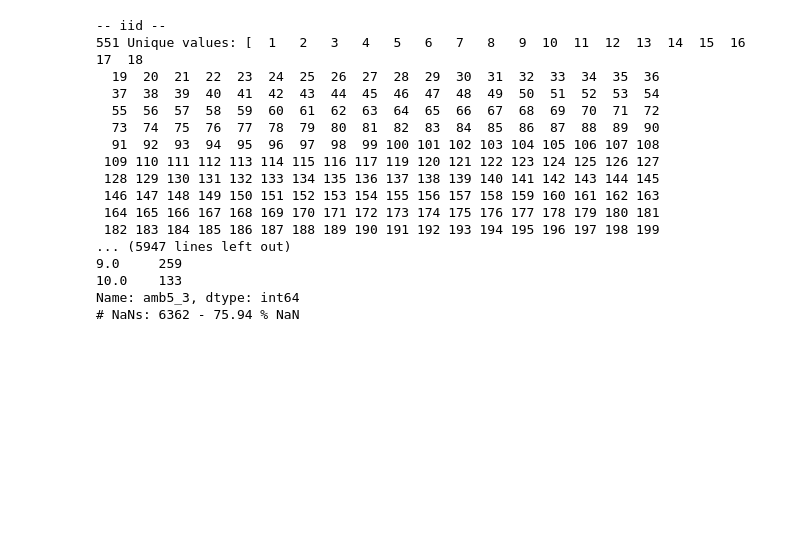
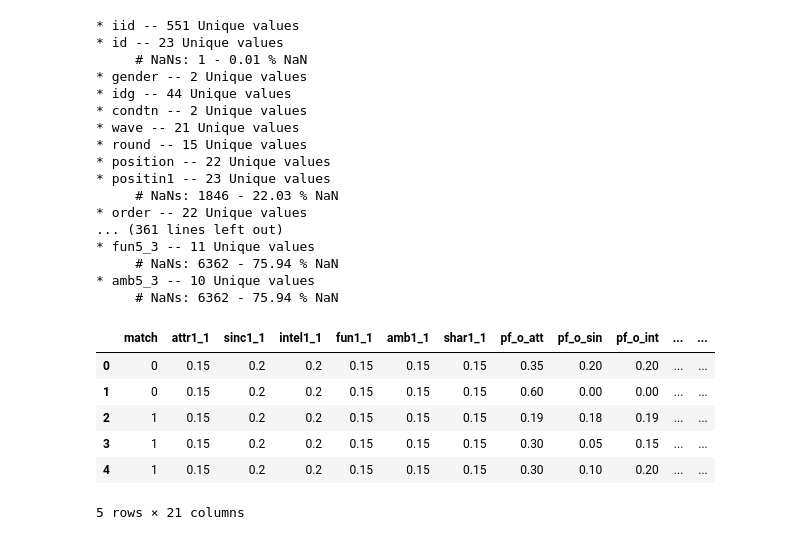
Before and after one commit to esthersweon/thinkful, a Jupyter notebook: main/unit_3/lesson_7_project_1.ipynb, the cells around one changed output. Saved outputs shown, nothing was run; the diff lists cells and outputs as text; code cells hidden in the pictures; blank space fills up the shorter version.

```diff
--- a/main/unit_3/lesson_7_project_1.ipynb
+++ b/main/unit_3/lesson_7_project_1.ipynb
@@ -48,35 +46,58 @@ Name: pid, Length: 84, dtype: float64
 # %%
 def get_col_descriptions(df):
     for col in df.columns:
-        print('--', col, '--')
-
         if col != 'iid' and col != 'pid':
-            print(len(df[col].unique()), 'Unique values:', df[col].value_counts().sort_index())
+            print('*', col, '--', len(df[col].unique()), 'Unique values') #, df[col].value_counts().sort_index())
         else:
-            print(len(df[col].unique()), 'Unique values:', (df[col].unique()))
+            print('*', col, '--', len(df[col].unique()), 'Unique values') #, (df[col].unique()))
 
         if df[col].isnull().sum() > 0:
             num_nans = df[col].isnull().sum()
-            print('# NaNs:', num_nans, '-', round(num_nans/df.shape[0]*100, 2), '% NaN')
+            print('     # NaNs:', num_nans, '-', round(num_nans/df.shape[0] * 100, 2), '% NaN')
 
-        print('\n')
 
-get_col_descriptions(df)
+get_col_descriptions(raw_data)
 # %% [output]
--- iid --
-551 Unique values: [  1   2   3   4   5   6   7   8   9  10  11  12  13  14  15  16  17  18
-  19  20  21  22  23  24  25  26  27  28  29  30  31  32  33  34  35  36
-  37  38  39  40  41  42  43  44  45  46  47  48  49  50  51  52  53  54
-  55  56  57  58  59  60  61  62  63  64  65  66  67  68  69  70  71  72
-  73  74  75  76  77  78  79  80  81  82  83  84  85  86  87  88  89  90
-  91  92  93  94  95  96  97  98  99 100 101 102 103 104 105 106 107 108
- 109 110 111 112 113 114 115 116 117 119 120 121 122 123 124 125 126 127
- 128 129 130 131 132 133 134 135 136 137 138 139 140 141 142 143 144 145
- 146 147 148 149 150 151 152 153 154 155 156 157 158 159 160 161 162 163
- 164 165 166 167 168 169 170 171 172 173 174 175 176 177 178 179 180 181
- 182 183 184 185 186 187 188 189 190 191 192 193 194 195 196 197 198 199
-... (5947 lines left out)
-9.0     259
-10.0    133
-Name: amb5_3, dtype: int64
-# NaNs: 6362 - 75.94 % NaN
+* iid -- 551 Unique values
+* id -- 23 Unique values
+     # NaNs: 1 - 0.01 % NaN
+* gender -- 2 Unique values
+* idg -- 44 Unique values
+* condtn -- 2 Unique values
+* wave -- 21 Unique values
+* round -- 15 Unique values
+* position -- 22 Unique values
+* positin1 -- 23 Unique values
+     # NaNs: 1846 - 22.03 % NaN
+* order -- 22 Unique values
+... (361 lines left out)
+* fun5_3 -- 11 Unique values
+     # NaNs: 6362 - 75.94 % NaN
+* amb5_3 -- 10 Unique values
+     # NaNs: 6362 - 75.94 % NaN
+# %%
+df = raw_data.copy()
+
+my_prefs = list(df.columns[69:75])
+partners_prefs = list(df.columns[17:23])
+me_rated = list(df.columns[24:28]) # 30
+partner_rated = list(df.columns[98:102]) # 104
+
+df[my_prefs] = df[my_prefs].apply(lambda x: round(x / 100, 2))
+df[partners_prefs] = df[partners_prefs].apply(lambda x: round(x / 100, 2))
+
+df[me_rated] = df[me_rated].apply(lambda x: round(x / 10, 2))
+df[partner_rated] = df[partner_rated].apply(lambda x: round(x / 10, 2))
+
+cols_of_interest = ['match'] + my_prefs + partners_prefs + me_rated + partner_rated
+df = df[cols_of_interest]
+
+df.head()
+# %% [output]
+|  | match | attr1_1 | sinc1_1 | intel1_1 | fun1_1 | amb1_1 | shar1_1 | pf_o_att | pf_o_sin | pf_o_int | ... | ... |
+| 0 | 0 | 0.15 | 0.2 | 0.2 | 0.15 | 0.15 | 0.15 | 0.35 | 0.20 | 0.20 | ... | ... |
+| 1 | 0 | 0.15 | 0.2 | 0.2 | 0.15 | 0.15 | 0.15 | 0.60 | 0.00 | 0.00 | ... | ... |
+| 2 | 1 | 0.15 | 0.2 | 0.2 | 0.15 | 0.15 | 0.15 | 0.19 | 0.18 | 0.19 | ... | ... |
+| 3 | 1 | 0.15 | 0.2 | 0.2 | 0.15 | 0.15 | 0.15 | 0.30 | 0.05 | 0.15 | ... | ... |
+| 4 | 1 | 0.15 | 0.2 | 0.2 | 0.15 | 0.15 | 0.15 | 0.30 | 0.10 | 0.20 | ... | ... |
+5 rows × 21 columns
```
Also changed, not shown: parts of 13 cells of this notebook, 3 other files.
